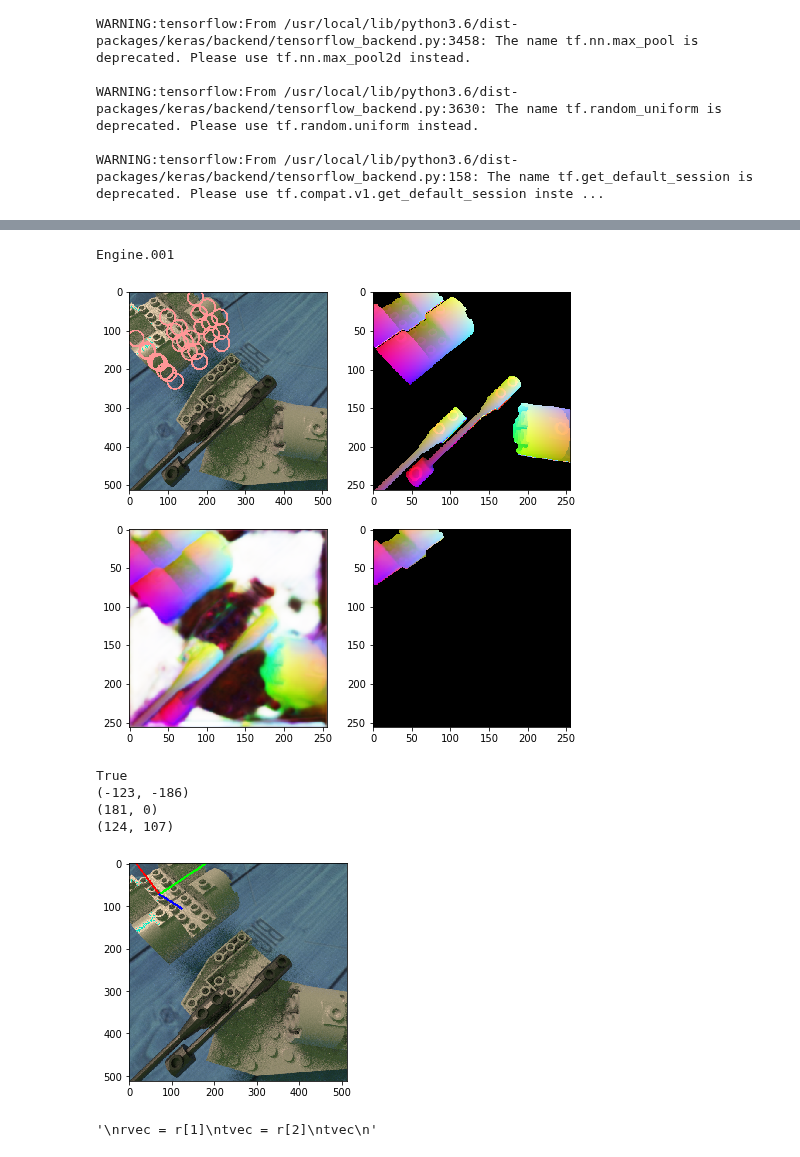
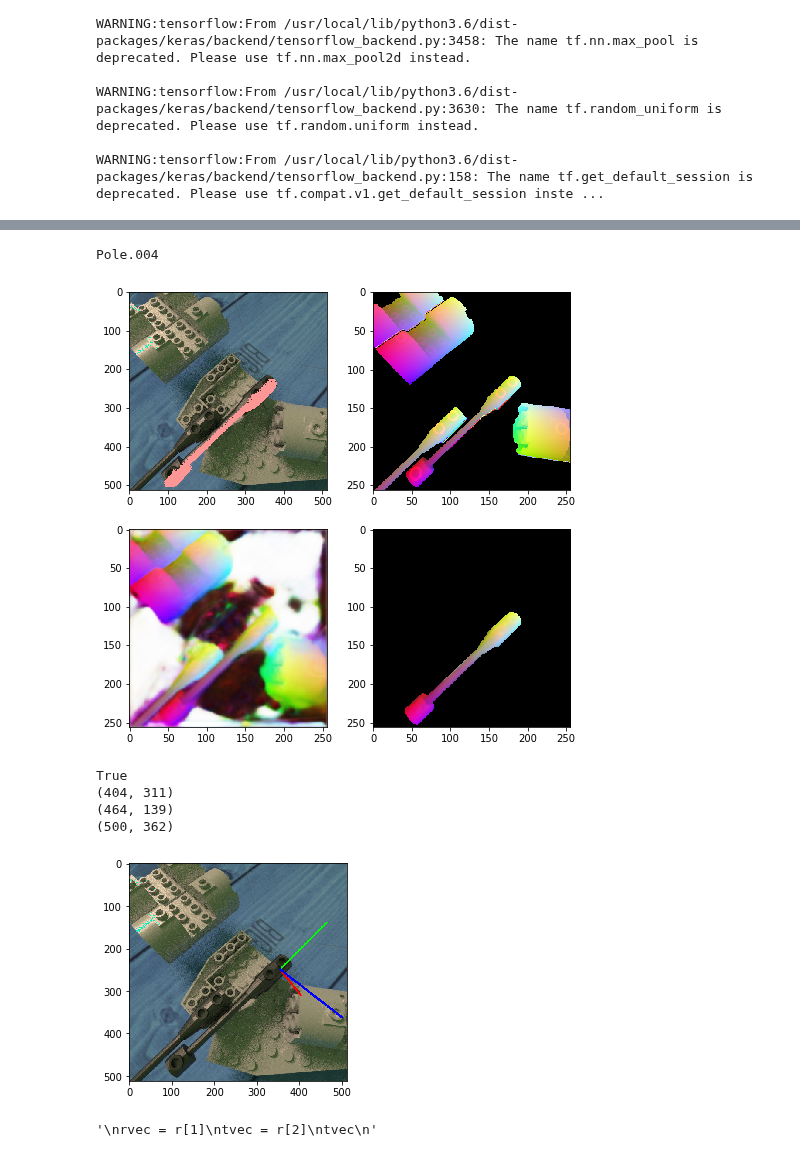
Before and after one commit to WHSnyder/Brickthrough, a Jupyter notebook: pose_est/geom_net.ipynb, the cells around one changed output, grey strips where cells are left out. Cells and saved outputs as stored; diff of their text form; code cells hidden in the pictures.

Commit message:
meshgrid bug fix, ransac not working as well as hoped..

```diff
--- a/pose_est/geom_net.ipynb
+++ b/pose_est/geom_net.ipynb
@@ -215,5 +215,6 @@ for hue in masks:
     #print(objname)
     if objname:
         objclass = objname.split(".")[0]
-        if objclass and objname == "Engine.001":# or objclass == "Pole"):
+        print(objname)
+        if objclass and objname == "Pole.004":# or objclass == "Pole"):
             names.append(tuple([objname,hue]))
@@ -223,6 +232,8 @@ cols = np.arange(256)
 
 r,c = np.meshgrid(rows,cols)
 inds = np.stack((r,c),axis=-1).astype(np.uint8)
+
+inds = np.dstack(np.meshgrid(np.arange(256), np.arange(256)))
 
 objsdata = getObjectsData(data)
 
@@ -248,10 +259,9 @@ for obj in names:
     conf = cv2.bitwise_and(confidence,confidence,mask=objmask)
 
     thresh = conf > 240
-
     coords = (bbl + dims * (region[thresh]/255))
 
-    locs = 2 * inds[thresh]
+    locs = 2*inds[thresh]
 
     #print(locs)
     #print(coords)
@@ -259,52 +269,53 @@ for obj in names:
     break
 
 
-name="Engine.002"
+name="Pole.004"
 
 final = []
 for x,y,z in np.ndindex((3,3,3)):
     final.append([x,y,z,1.0])
 
-engverts = np.array(final) * np.array([.45,.9,.5,1.0]) - np.array([.45,.9,.5,0.0])
-engverts = engverts * np.array([.85,.85,.85,1.0])
-#print(engverts)
+
+engverts = np.ones((coords.shape[0],4),dtype=np.float32)
+engverts[:,0:3] = coords
+engverts[:,3] = 1.0
 
 projmat = fu.matrix_from_string(data["projection"])
 modelmat = fu.matrix_from_string(data["objects"][name]["modelmat"])
 viewmat =  fu.matrix_from_string(data["viewmats"][i])
 
 screenverts = fu.verts_to_screen(modelmat, viewmat, projmat, engverts , filter=False)
 screenverts[:,0:2] = fu.toNDC(screenverts[:,0:2], (512,512))
 
 tst = cv2.imread(datapath + "{}_a.png".format(tag))
 
 for vert in screenverts:
-    cv2.circle(tst, (int(vert[0]), int(vert[1])), 20, (255, 150, 150), 3)
+    cv2.circle(tst, (int(vert[0]), int(vert[1])), 5, (255, 150, 150), 1)
 
-#coords = engverts[:,0:3]
+coords = coords[:,0:3]# engverts[:,0:3]
 #locs = screenverts[:,0:2]
 
 rows = 2
 cols = 2
 fig=plt.figure(figsize=(8, 8))
 
 fig.add_subplot(rows, cols, 1)
 plt.imshow(tst)
 
 fig.add_subplot(rows, cols, 2)
 plt.imshow(geomraw)
 
 fig.add_subplot(rows, cols, 3)
 plt.imshow(geom_pred)
 
 fig.add_subplot(rows, cols, 4)
 plt.imshow(region)
 
 
 plt.show()
 # %% [output]
-Engine.001
+Pole.004
-[figure, old version]
+[figure, new version]
 # %%
 ret, rvec, tvec,inliers = cv2.solvePnPRansac(coords.astype(np.float32), locs.astype(np.float32), mtx,None,flags=cv2.SOLVEPNP_EPNP,reprojectionError=3,iterationsCount=100)
 #ret, rvec, tvec,inliers = cv2.solvePnPRansac(coords.astype(np.float32), locs.astype(np.float32), mtx, dist, flags=(cv2.SOLVEPNP_ITERATIVE))
@@ -339,8 +350,8 @@ tvec
 '''
 # %% [output]
 True
-(-123, -186)
-(181, 0)
-(124, 107)
+(404, 311)
+(464, 139)
+(500, 362)
-[figure, old version]
+[figure, new version]
 '\nrvec = r[1]\ntvec = r[2]\ntvec\n'
```
Also changed, not shown: parts of 1 cell of this notebook.
